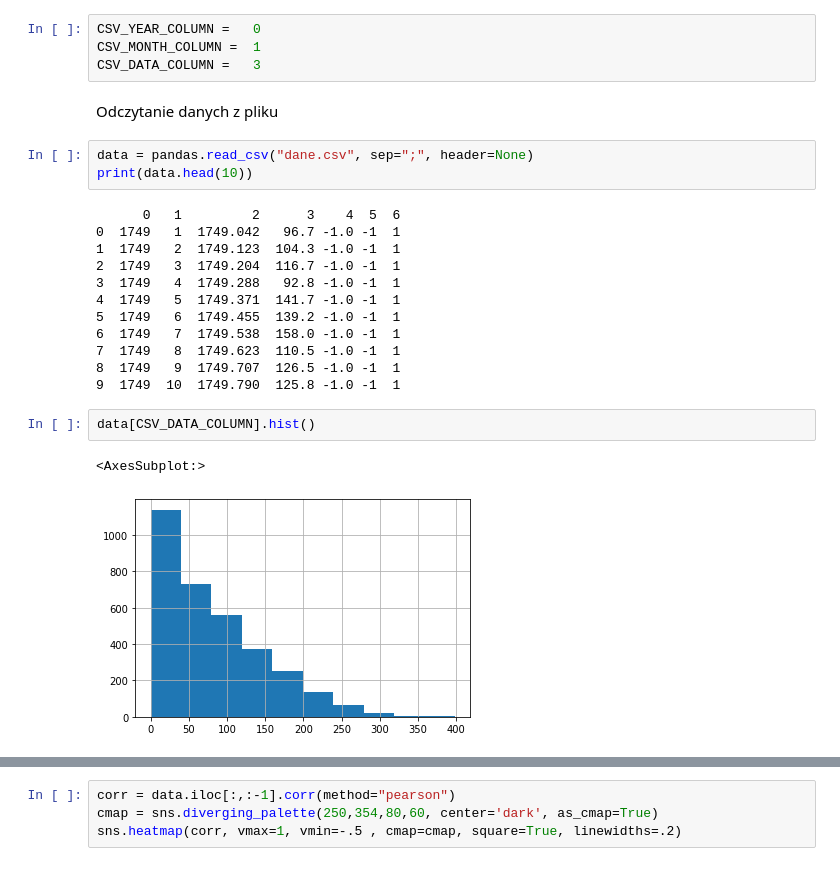
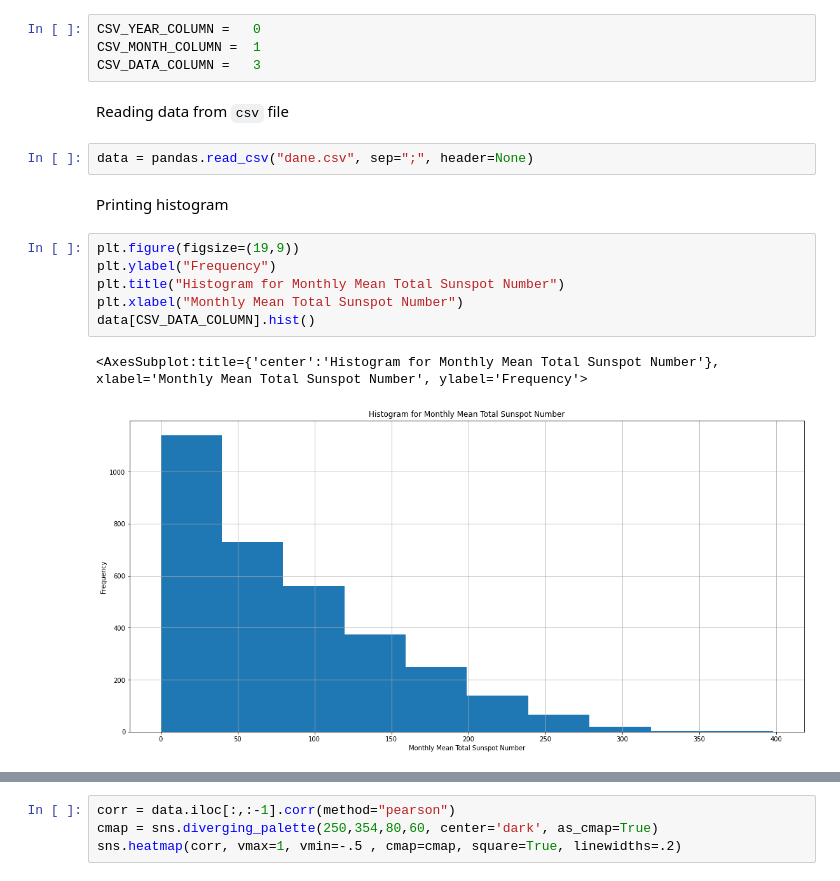
Before and after one commit to cichy1173/sunspot-analysis, a Jupyter notebook: badanie.ipynb, the cells around one changed output, grey strips where cells are left out. Cells and saved outputs as stored; diff of their text form.

```diff
--- a/badanie.ipynb
+++ b/badanie.ipynb
@@ -17,25 +17,18 @@ Przypisywanie nazwy znaczącym kolumnom. Jest to potrzebne ze względu na brak n
 CSV_YEAR_COLUMN =   0
 CSV_MONTH_COLUMN =  1
 CSV_DATA_COLUMN =   3
-# %% [markdown]
-Odczytanie danych z pliku
+# %% [markdown]
+Reading data from `csv` file
 # %%
 data = pandas.read_csv("dane.csv", sep=";", header=None)
-print(data.head(10))
-# %% [output]
-      0   1         2      3    4  5  6
-0  1749   1  1749.042   96.7 -1.0 -1  1
-1  1749   2  1749.123  104.3 -1.0 -1  1
-2  1749   3  1749.204  116.7 -1.0 -1  1
-3  1749   4  1749.288   92.8 -1.0 -1  1
-4  1749   5  1749.371  141.7 -1.0 -1  1
-5  1749   6  1749.455  139.2 -1.0 -1  1
-6  1749   7  1749.538  158.0 -1.0 -1  1
-7  1749   8  1749.623  110.5 -1.0 -1  1
-8  1749   9  1749.707  126.5 -1.0 -1  1
-9  1749  10  1749.790  125.8 -1.0 -1  1
-# %%
-data[CSV_DATA_COLUMN].hist()
-# %% [output]
-<AxesSubplot:>
-[figure, removed]
+# %% [markdown]
+Printing histogram
+# %%
+plt.figure(figsize=(19,9))
+plt.ylabel("Frequency")
+plt.title("Histogram for Monthly Mean Total Sunspot Number")
+plt.xlabel("Monthly Mean Total Sunspot Number")
+data[CSV_DATA_COLUMN].hist()
+# %% [output]
+<AxesSubplot:title={'center':'Histogram for Monthly Mean Total Sunspot Number'}, xlabel='Monthly Mean Total Sunspot Number', ylabel='Frequency'>
+[figure, added]
```
Also changed, not shown: parts of 13 cells of this notebook, 1 other file.
